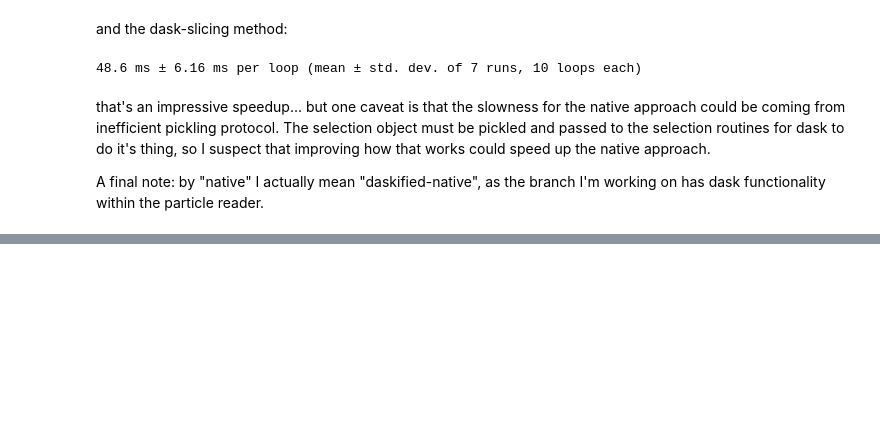
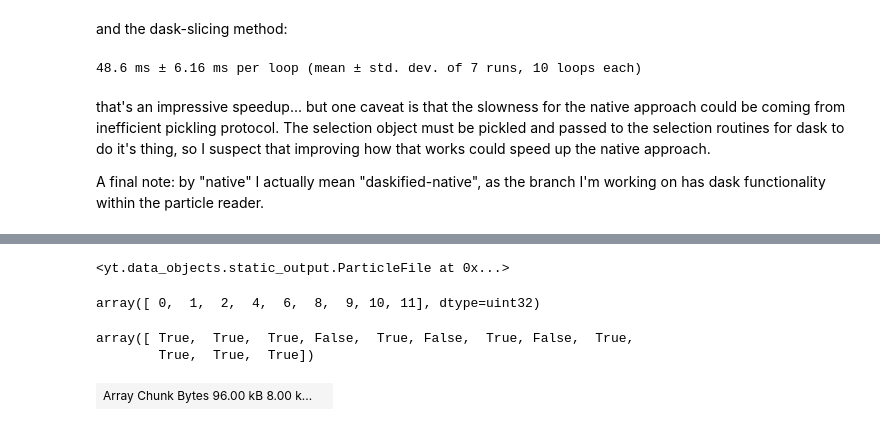
Before and after one commit to data-exp-lab/yt-dask-experiments, a Jupyter notebook: notebooks/returing_dask_arrays.ipynb, the cells around one changed output, grey strips where cells are left out. Drawn from its saved outputs; the diff is of its cells as text; code cells hidden in the pictures; blank space fills up the shorter version.

Commit message:
added selector application

```diff
--- a/notebooks/returing_dask_arrays.ipynb
+++ b/notebooks/returing_dask_arrays.ipynb
@@ -188,0 +239,18 @@ A final note: by "native" I actually mean "daskified-native", as the branch I'm
+# %%
+#                 for i in range(nfiles):
+#                     domain_id = i + 1
+#                     dobj._chunk_info[i] = ParticleContainer(
+#                         base_region,
+#                         base_selector,
+#                         [self.data_files[dfi[i]]],
+#                         domain_id=domain_id,
+#                     )
+
+full_mask = []
+ds.index.data_files[dfi[0]]
+# %% [output]
+<yt.data_objects.static_output.ParticleFile at 0x...>
+# %%
+dfi
+# %% [output]
+array([ 0,  1,  2,  4,  6,  8,  9, 10, 11], dtype=uint32)
@@ -188,0 +262,5 @@ A final note: by "native" I actually mean "daskified-native", as the branch I'm
+# %%
+file_np_mask
+# %% [output]
+array([ True,  True,  True, False,  True, False,  True, False,  True,
+        True,  True,  True])
@@ -188,0 +269,5 @@ A final note: by "native" I actually mean "daskified-native", as the branch I'm
+# %%
+test_array = da.random.random((12000), chunks=1000)
+test_array
+# %% [output]
+| Array Chunk Bytes 96.00 kB 8.00 k... |  |
```
Also changed, not shown: parts of 50 cells of this notebook.
